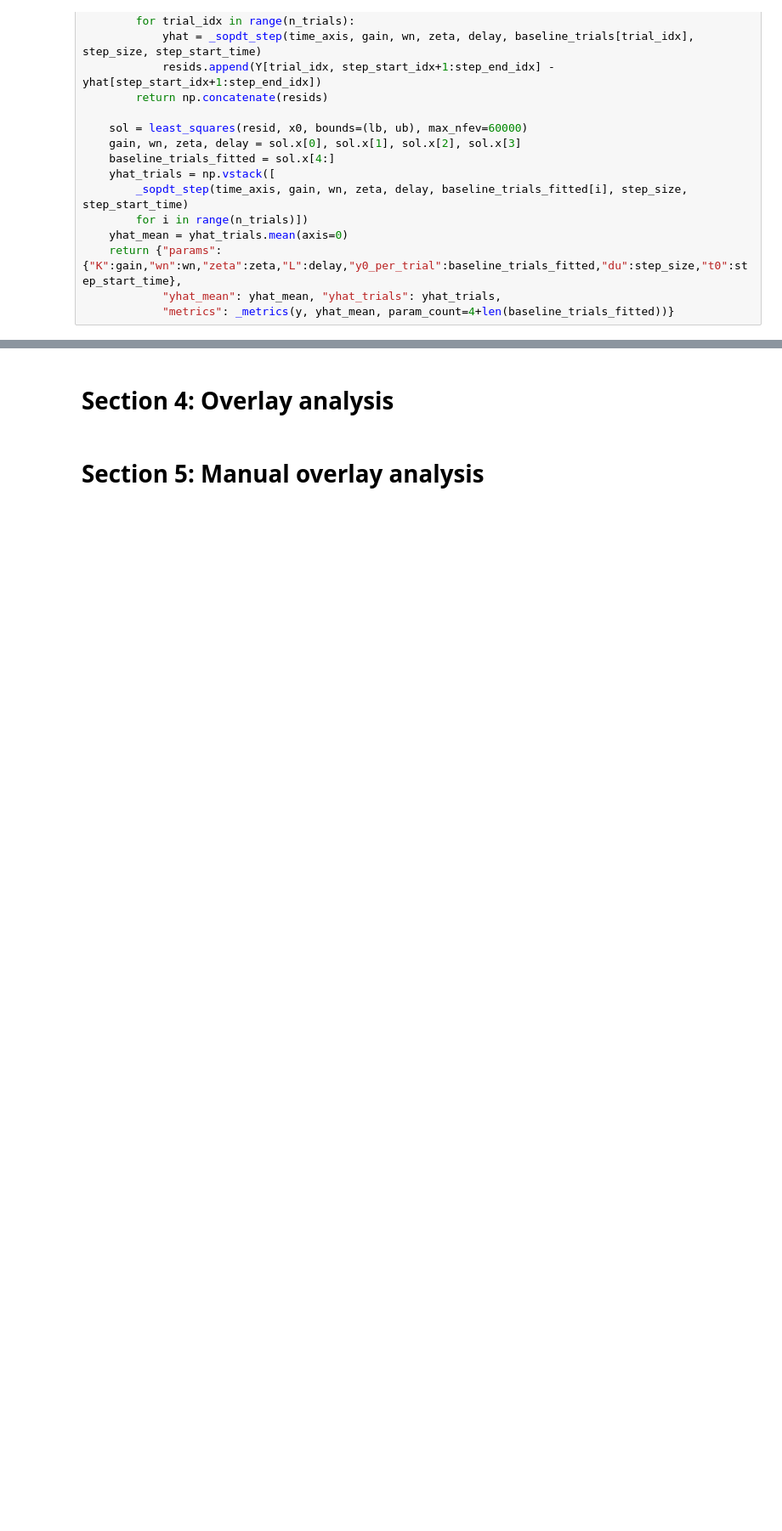
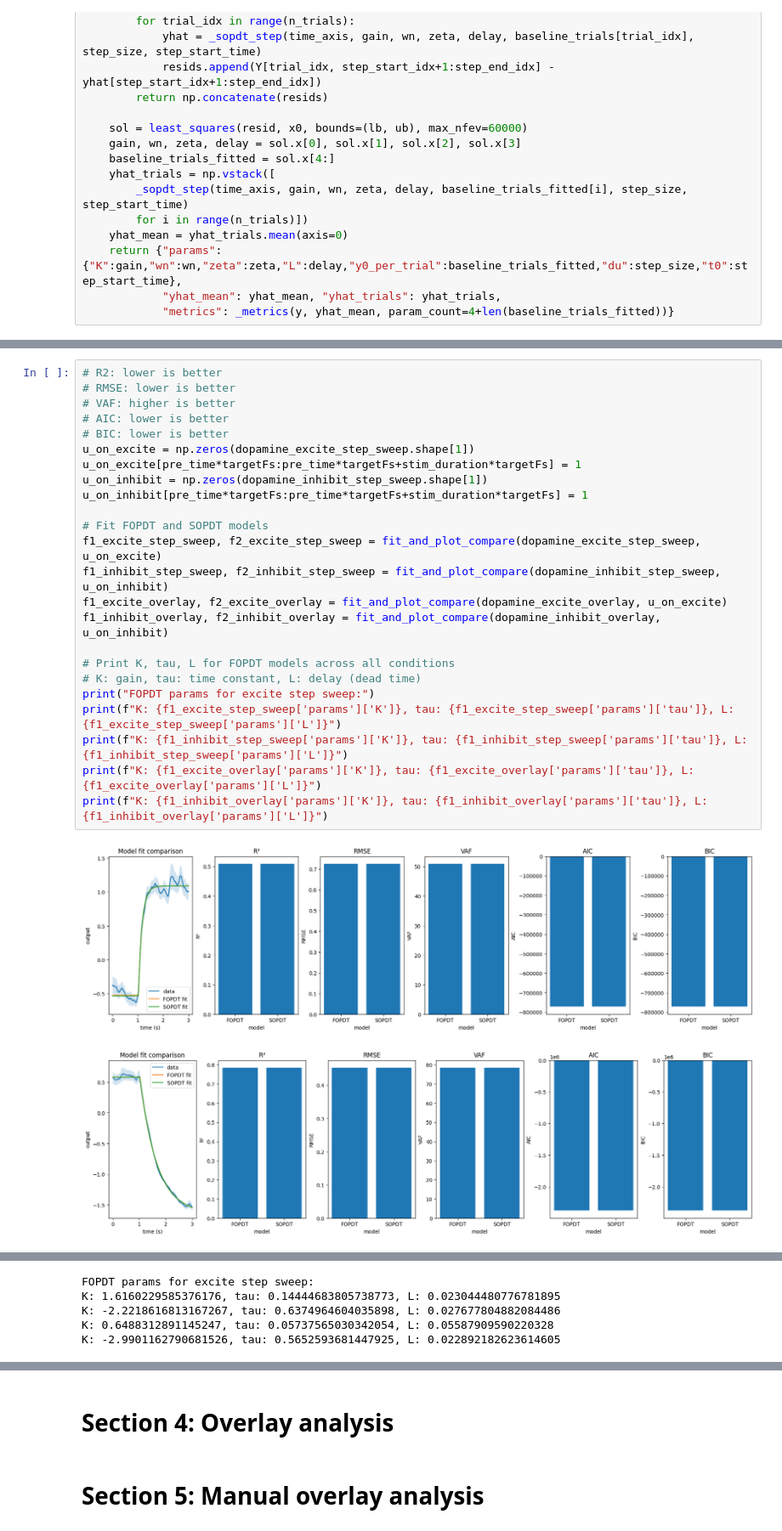
Before and after one commit to shunnnli/BrainClamp, a Jupyter notebook: PID-tuning-analysis.ipynb, the cells around one changed output, grey strips where cells are left out. Shown at 85% size. Drawn from its saved outputs; the diff is of its cells as text; blank space fills up the shorter version.

```diff
--- a/PID-tuning-analysis.ipynb
+++ b/PID-tuning-analysis.ipynb
@@ -707,0 +772,27 @@ f1, f2 = fit_and_plot_compare(y, u_on)
+# %%
+# R2: lower is better
+# RMSE: lower is better
+# VAF: higher is better
+# AIC: lower is better
+# BIC: lower is better
+u_on_excite = np.zeros(dopamine_excite_step_sweep.shape[1])
+u_on_excite[pre_time*targetFs:pre_time*targetFs+stim_duration*targetFs] = 1
+u_on_inhibit = np.zeros(dopamine_inhibit_step_sweep.shape[1])
+u_on_inhibit[pre_time*targetFs:pre_time*targetFs+stim_duration*targetFs] = 1
+
+# Fit FOPDT and SOPDT models
+f1_excite_step_sweep, f2_excite_step_sweep = fit_and_plot_compare(dopamine_excite_step_sweep, u_on_excite)
+f1_inhibit_step_sweep, f2_inhibit_step_sweep = fit_and_plot_compare(dopamine_inhibit_step_sweep, u_on_inhibit)
+f1_excite_overlay, f2_excite_overlay = fit_and_plot_compare(dopamine_excite_overlay, u_on_excite)
+f1_inhibit_overlay, f2_inhibit_overlay = fit_and_plot_compare(dopamine_inhibit_overlay, u_on_inhibit)
+
+# Print K, tau, L for FOPDT models across all conditions
+# K: gain, tau: time constant, L: delay (dead time)
+print("FOPDT params for excite step sweep:")
+print(f"K: {f1_excite_step_sweep['params']['K']}, tau: {f1_excite_step_sweep['params']['tau']}, L: {f1_excite_step_sweep['params']['L']}")
+print(f"K: {f1_inhibit_step_sweep['params']['K']}, tau: {f1_inhibit_step_sweep['params']['tau']}, L: {f1_inhibit_step_sweep['params']['L']}")
+print(f"K: {f1_excite_overlay['params']['K']}, tau: {f1_excite_overlay['params']['tau']}, L: {f1_excite_overlay['params']['L']}")
+print(f"K: {f1_inhibit_overlay['params']['K']}, tau: {f1_inhibit_overlay['params']['tau']}, L: {f1_inhibit_overlay['params']['L']}")
+# %% [output]
+[figure, added]
+[figure, added]
@@ -708,3 +801,8 @@ f1, f2 = fit_and_plot_compare(y, u_on)
+FOPDT params for excite step sweep:
+K: 1.6160229585376176, tau: 0.14444683805738773, L: 0.023044480776781895
+K: -2.2218616813167267, tau: 0.6374964604035898, L: 0.027677804882084486
+K: 0.6488312891145247, tau: 0.05737565030342054, L: 0.05587909590220328
+K: -2.9901162790681526, tau: 0.5652593681447925, L: 0.022892182623614605
 # %%
 import math
 from typing import Dict, Optional
```
Also changed, not shown: parts of 18 cells of this notebook.
